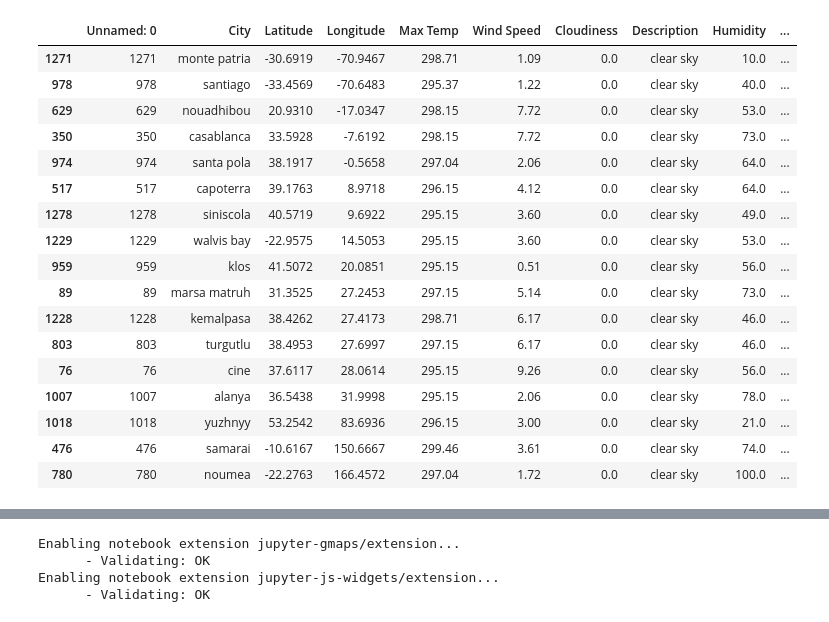
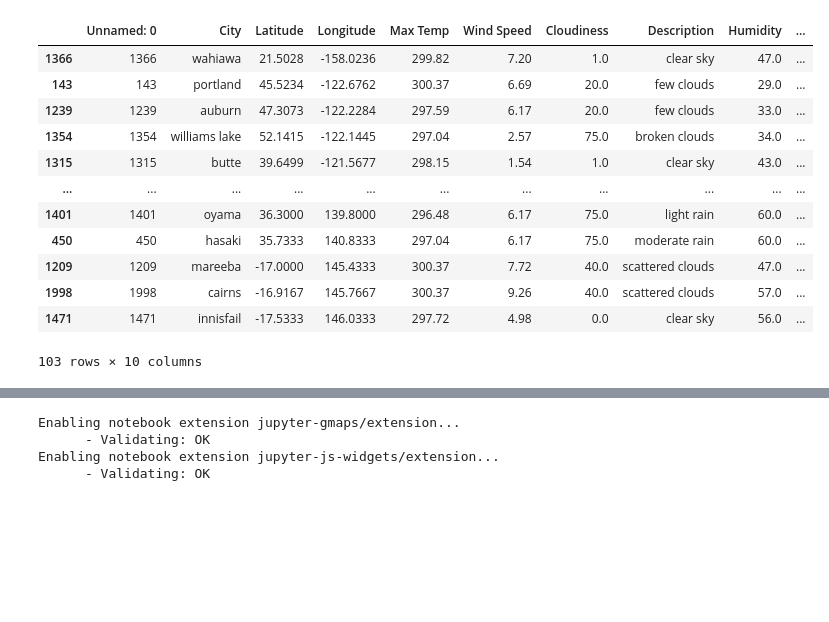
Before and after one commit to brash99/phys421, a Jupyter notebook: JupyterNotebooks/VacationPy.ipynb, the cells around one changed output, grey strips where cells are left out. Saved outputs shown, nothing was run; the diff lists cells and outputs as text; code cells hidden in the pictures; blank space fills up the shorter version.

```diff
--- a/JupyterNotebooks/VacationPy.ipynb
+++ b/JupyterNotebooks/VacationPy.ipynb
@@ -85,37 +85,32 @@ memory usage: 113.4+ KB
 # %%
 # Cleaning of the data - second pass
 #
 # create a new dataframe, called parsed_data, which includes only those cities that have
 # a) a temperature above 70F
 # b) a temperature below 80F
 # c) a wind speed < 10 mph
 # d) a cloudiness = 0
 #
-parsed_data = clean_city_data[clean_city_data['Max Temp']>=(70-32.0)*5.0/9.0+273.15]
-parsed_data = parsed_data[parsed_data['Max Temp']<=(80-32.0)*5.0/9.0+273.15]
+parsed_data = clean_city_data[clean_city_data['Max Temp']>=(72-32.0)*5.0/9.0+273.15]
+parsed_data = parsed_data[parsed_data['Max Temp']<=(82-32.0)*5.0/9.0+273.15]
 parsed_data = parsed_data[parsed_data['Wind Speed']<=10]
-parsed_data = parsed_data[parsed_data['Cloudiness']==0]
+parsed_data = parsed_data[parsed_data['Humidity']<=60]
 
 parsed_data
 # %% [output]
 |  | Unnamed: 0 | City | Latitude | Longitude | Max Temp | Wind Speed | Cloudiness | Description | Humidity | ... |
-| 1271 | 1271 | monte patria | -30.6919 | -70.9467 | 298.71 | 1.09 | 0.0 | clear sky | 10.0 | ... |
-| 978 | 978 | santiago | -33.4569 | -70.6483 | 295.37 | 1.22 | 0.0 | clear sky | 40.0 | ... |
-| 629 | 629 | nouadhibou | 20.9310 | -17.0347 | 298.15 | 7.72 | 0.0 | clear sky | 53.0 | ... |
-| 350 | 350 | casablanca | 33.5928 | -7.6192 | 298.15 | 7.72 | 0.0 | clear sky | 73.0 | ... |
-| 974 | 974 | santa pola | 38.1917 | -0.5658 | 297.04 | 2.06 | 0.0 | clear sky | 64.0 | ... |
-| 517 | 517 | capoterra | 39.1763 | 8.9718 | 296.15 | 4.12 | 0.0 | clear sky | 64.0 | ... |
-| 1278 | 1278 | siniscola | 40.5719 | 9.6922 | 295.15 | 3.60 | 0.0 | clear sky | 49.0 | ... |
-| 1229 | 1229 | walvis bay | -22.9575 | 14.5053 | 295.15 | 3.60 | 0.0 | clear sky | 53.0 | ... |
-| 959 | 959 | klos | 41.5072 | 20.0851 | 295.15 | 0.51 | 0.0 | clear sky | 56.0 | ... |
-| 89 | 89 | marsa matruh | 31.3525 | 27.2453 | 297.15 | 5.14 | 0.0 | clear sky | 73.0 | ... |
-| 1228 | 1228 | kemalpasa | 38.4262 | 27.4173 | 298.71 | 6.17 | 0.0 | clear sky | 46.0 | ... |
-| 803 | 803 | turgutlu | 38.4953 | 27.6997 | 297.15 | 6.17 | 0.0 | clear sky | 46.0 | ... |
-| 76 | 76 | cine | 37.6117 | 28.0614 | 295.15 | 9.26 | 0.0 | clear sky | 56.0 | ... |
-| 1007 | 1007 | alanya | 36.5438 | 31.9998 | 295.15 | 2.06 | 0.0 | clear sky | 78.0 | ... |
-| 1018 | 1018 | yuzhnyy | 53.2542 | 83.6936 | 296.15 | 3.00 | 0.0 | clear sky | 21.0 | ... |
-| 476 | 476 | samarai | -10.6167 | 150.6667 | 299.46 | 3.61 | 0.0 | clear sky | 74.0 | ... |
-| 780 | 780 | noumea | -22.2763 | 166.4572 | 297.04 | 1.72 | 0.0 | clear sky | 100.0 | ... |
+| 1366 | 1366 | wahiawa | 21.5028 | -158.0236 | 299.82 | 7.20 | 1.0 | clear sky | 47.0 | ... |
+| 143 | 143 | portland | 45.5234 | -122.6762 | 300.37 | 6.69 | 20.0 | few clouds | 29.0 | ... |
+| 1239 | 1239 | auburn | 47.3073 | -122.2284 | 297.59 | 6.17 | 20.0 | few clouds | 33.0 | ... |
+| 1354 | 1354 | williams lake | 52.1415 | -122.1445 | 297.04 | 2.57 | 75.0 | broken clouds | 34.0 | ... |
+| 1315 | 1315 | butte | 39.6499 | -121.5677 | 298.15 | 1.54 | 1.0 | clear sky | 43.0 | ... |
+| ... | ... | ... | ... | ... | ... | ... | ... | ... | ... | ... |
+| 1401 | 1401 | oyama | 36.3000 | 139.8000 | 296.48 | 6.17 | 75.0 | light rain | 60.0 | ... |
+| 450 | 450 | hasaki | 35.7333 | 140.8333 | 297.04 | 6.17 | 75.0 | moderate rain | 60.0 | ... |
+| 1209 | 1209 | mareeba | -17.0000 | 145.4333 | 300.37 | 7.72 | 40.0 | scattered clouds | 47.0 | ... |
+| 1998 | 1998 | cairns | -16.9167 | 145.7667 | 300.37 | 9.26 | 40.0 | scattered clouds | 57.0 | ... |
+| 1471 | 1471 | innisfail | -17.5333 | 146.0333 | 297.72 | 4.98 | 0.0 | clear sky | 56.0 | ... |
+103 rows × 10 columns
 # %%
 # Create a heatmap of the original dataframe.  We are using here the Basemap library from the mpl_toolkits module.
 
```
Also changed, not shown: parts of 6 cells of this notebook, 1 other file.
